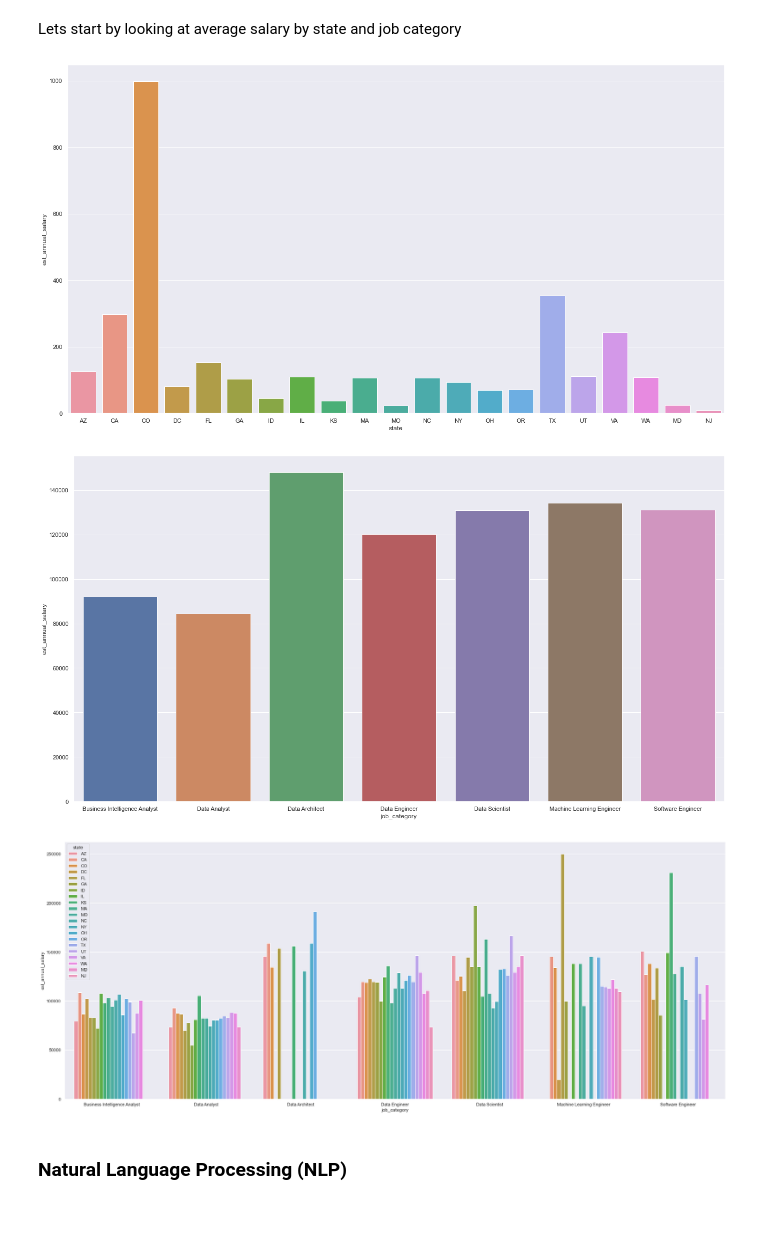
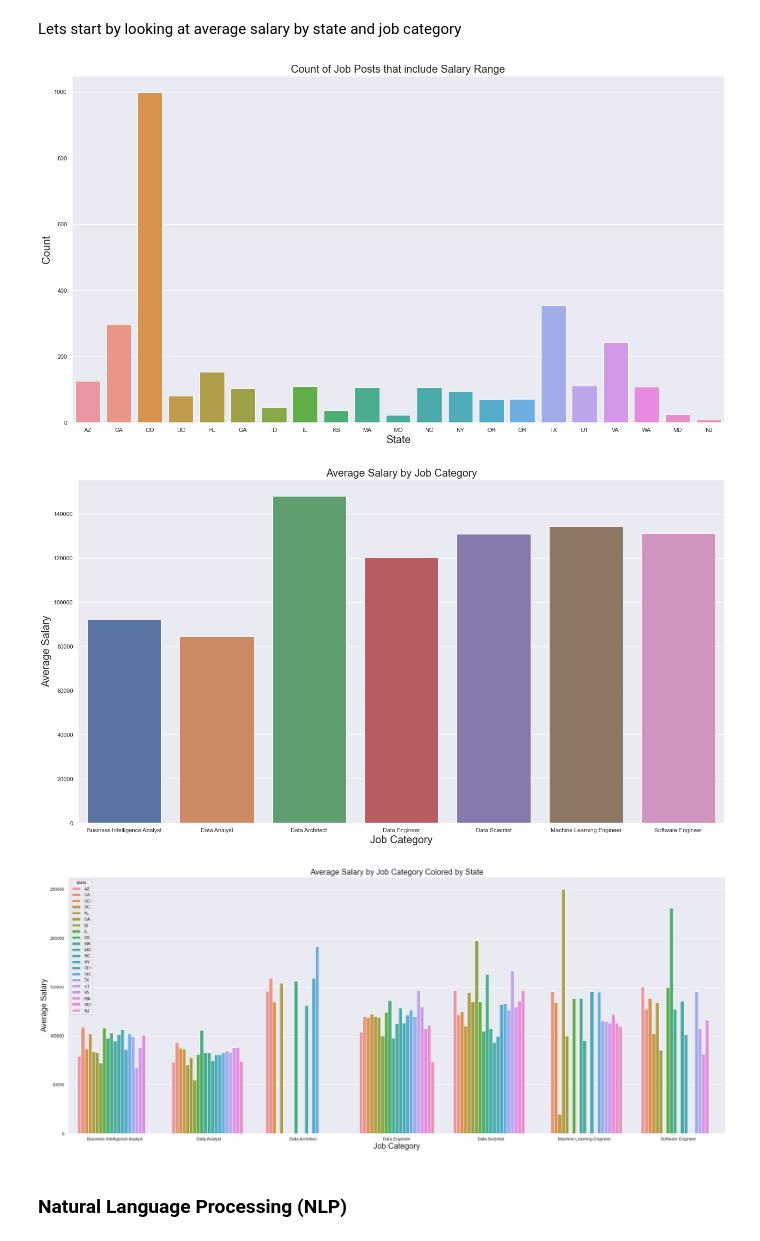
Before and after one commit to molieriAC/DSTools1_FinalProject, a Jupyter notebook: indeedFeatureExtraction.ipynb, the cells around one changed output. Cells and saved outputs as stored; diff of their text form; code cells hidden in the pictures; blank space fills up the shorter version.

Commit message:
added title and axis labels to visuals and created Images folder

```diff
--- a/indeedFeatureExtraction.ipynb
+++ b/indeedFeatureExtraction.ipynb
@@ -199,20 +198,32 @@ Lets start by looking at average salary by state and job category
 salary_by_job_state_count = indeed_df[((indeed_df['job_category']!='Other')&(indeed_df['est_annual_salary']>0))].groupby(['job_category', 'state'])['est_annual_salary'].count().reset_index()
 sns.set(rc={'figure.figsize':(22,12)})
 ax = sns.barplot(x='state', y='est_annual_salary', data=salary_by_job_state_count, estimator=sum,ci=None)
+plt.title('Count of Job Posts that include Salary Range',fontsize = 20)
+plt.xlabel("State",fontsize=20)
+plt.ylabel("Count",fontsize=20)
+plt.savefig('Images/Count_of_Job_Posts_that_include_Salary_Range.png')
 # %% [output]
-[figure, old version]
+[figure, new version]
 # %%
 salary_by_job_state_mean = indeed_df[((indeed_df['job_category']!='Other')&(indeed_df['est_annual_salary']>0))].groupby(['job_category'])['est_annual_salary'].mean().reset_index()
 sns.set(rc={'figure.figsize':(22,12)})
 ax = sns.barplot(x='job_category', y='est_annual_salary', data=salary_by_job_state_mean)
+plt.title('Average Salary by Job Category',fontsize = 20)
+plt.xlabel("Job Category",fontsize=20)
+plt.ylabel("Average Salary",fontsize=20)
+plt.savefig('Images/Average_Salary_by_Job_Category.png')
 # %% [output]
-[figure, old version]
+[figure, new version]
 # %%
 salary_by_job_state_mean = indeed_df[((indeed_df['job_category']!='Other')&(indeed_df['est_annual_salary']>0))].groupby(['job_category', 'state'])['est_annual_salary'].mean().reset_index()
 sns.set(rc={'figure.figsize':(30,12)})
 ax = sns.barplot(x='job_category', y='est_annual_salary', hue='state', data=salary_by_job_state_mean)
+plt.title('Average Salary by Job Category Colored by State',fontsize = 20)
+plt.xlabel("Job Category",fontsize=20)
+plt.ylabel("Average Salary",fontsize=20)
+plt.savefig('Images/Average_Salary_by_Job_Category_by_State.png')
 # %% [output]
-[figure, old version]
+[figure, new version]
 # %% [markdown]
 ### Natural Language Processing (NLP)
 # %%
```
Also changed, not shown: parts of 6 cells of this notebook, 3 other files.
